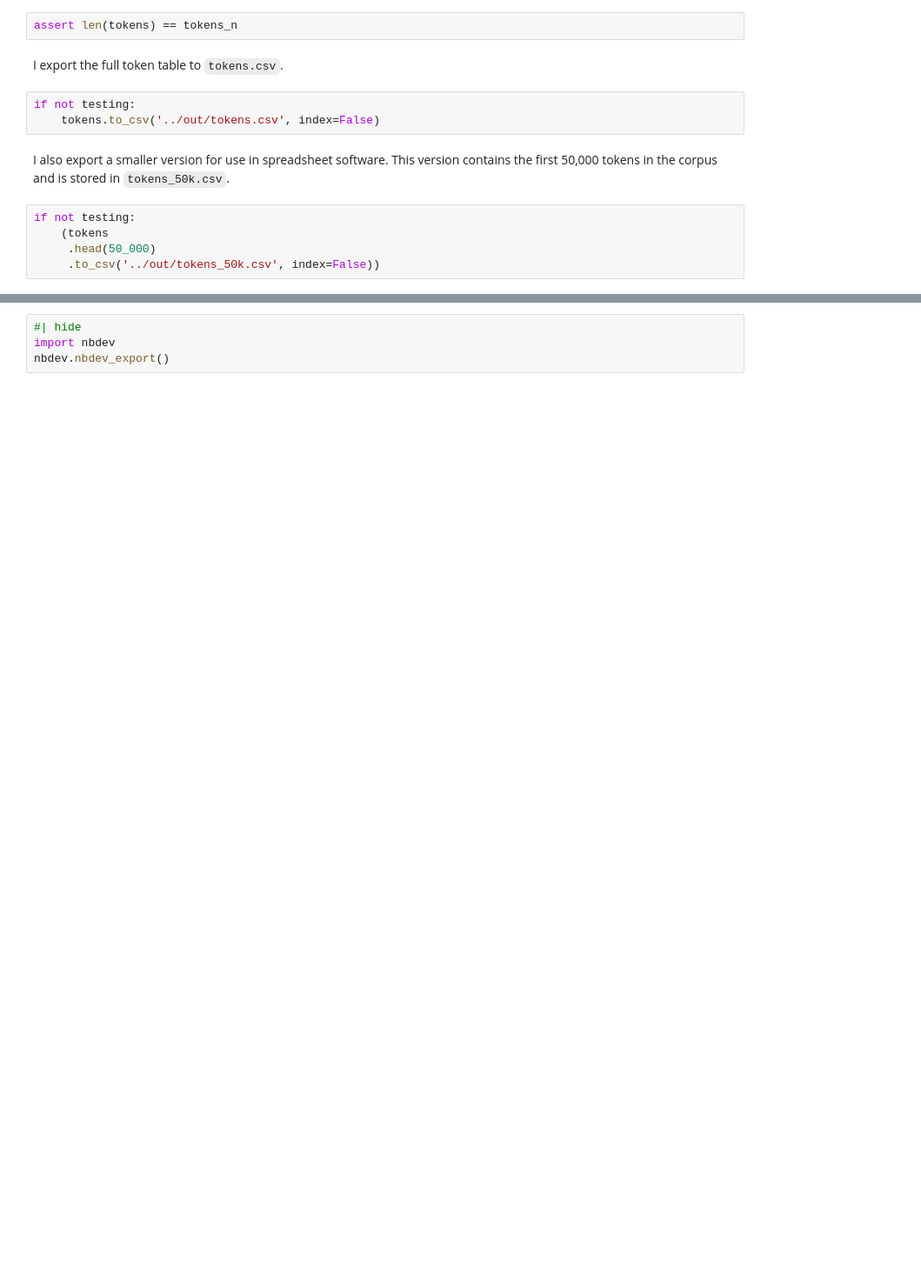
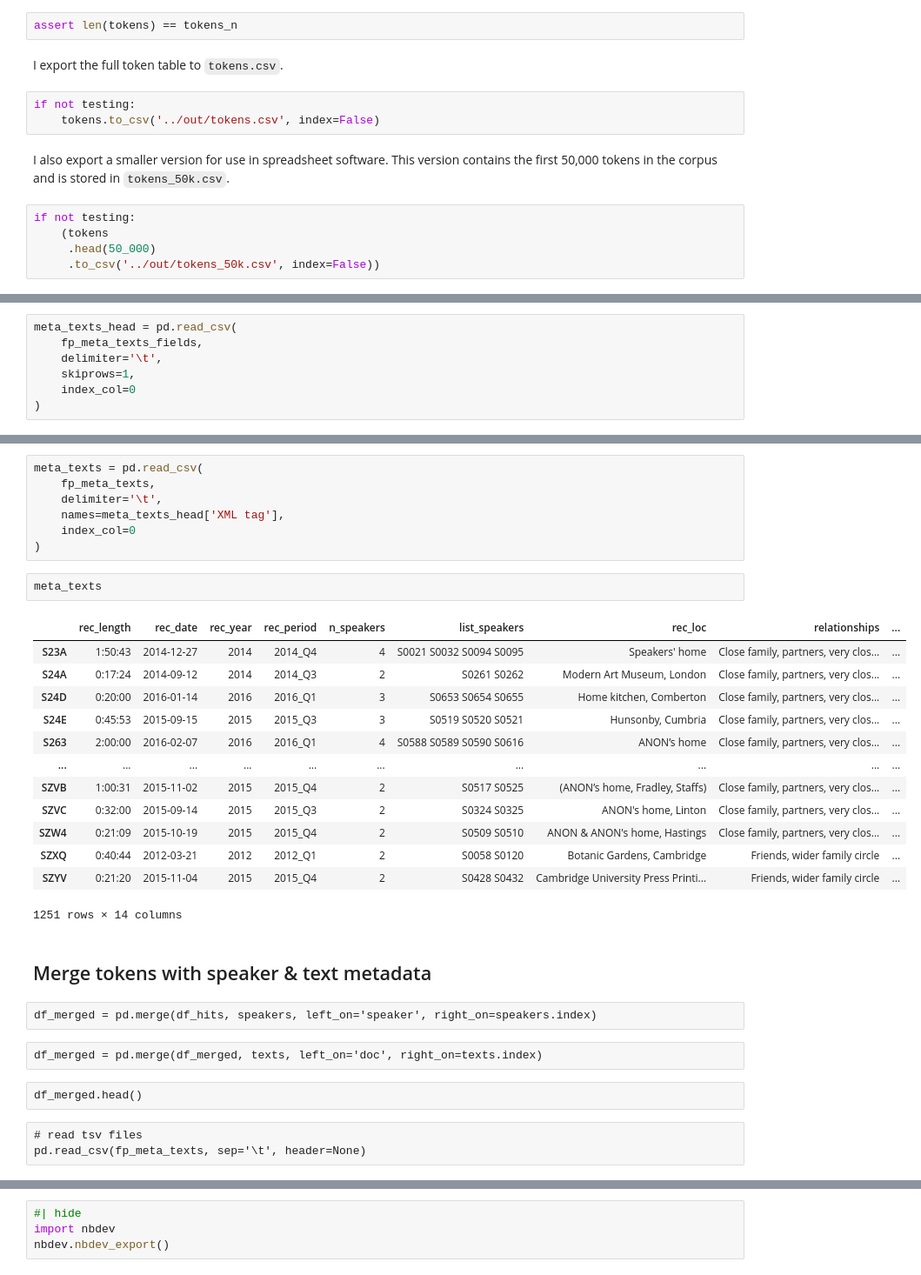
Before and after one commit to wuqui/bncparse, a Jupyter notebook: nbs/index.ipynb, the cells around one changed output, grey strips where cells are left out. Shown at 87% size. Drawn from its saved outputs; the diff is of its cells as text; blank space fills up the shorter version.

```diff
--- a/nbs/index.ipynb
+++ b/nbs/index.ipynb
@@ -308,0 +329,7 @@ if not testing:
+# %%
+meta_texts_head = pd.read_csv(
+    fp_meta_texts_fields,
+    delimiter='\t',
+    skiprows=1,
+    index_col=0
+)
@@ -308,0 +355,34 @@ if not testing:
+# %%
+meta_texts = pd.read_csv(
+    fp_meta_texts,
+    delimiter='\t',
+    names=meta_texts_head['XML tag'],
+    index_col=0
+)
+# %%
+meta_texts
+# %% [output]
+|  | rec_length | rec_date | rec_year | rec_period | n_speakers | list_speakers | rec_loc | relationships | ... |
+| S23A | 1:50:43 | 2014-12-27 | 2014 | 2014_Q4 | 4 | S0021 S0032 S0094 S0095 | Speakers' home | Close family, partners, very clos... | ... |
+| S24A | 0:17:24 | 2014-09-12 | 2014 | 2014_Q3 | 2 | S0261 S0262 | Modern Art Museum, London | Close family, partners, very clos... | ... |
+| S24D | 0:20:00 | 2016-01-14 | 2016 | 2016_Q1 | 3 | S0653 S0654 S0655 | Home kitchen, Comberton | Close family, partners, very clos... | ... |
+| S24E | 0:45:53 | 2015-09-15 | 2015 | 2015_Q3 | 3 | S0519 S0520 S0521 | Hunsonby, Cumbria | Close family, partners, very clos... | ... |
+| S263 | 2:00:00 | 2016-02-07 | 2016 | 2016_Q1 | 4 | S0588 S0589 S0590 S0616 | ANON’s home | Close family, partners, very clos... | ... |
+| ... | ... | ... | ... | ... | ... | ... | ... | ... | ... |
+| SZVB | 1:00:31 | 2015-11-02 | 2015 | 2015_Q4 | 2 | S0517 S0525 | (ANON’s home, Fradley, Staffs) | Close family, partners, very clos... | ... |
+| SZVC | 0:32:00 | 2015-09-14 | 2015 | 2015_Q3 | 2 | S0324 S0325 | ANON's home, Linton | Close family, partners, very clos... | ... |
+| SZW4 | 0:21:09 | 2015-10-19 | 2015 | 2015_Q4 | 2 | S0509 S0510 | ANON & ANON's home, Hastings | Close family, partners, very clos... | ... |
+| SZXQ | 0:40:44 | 2012-03-21 | 2012 | 2012_Q1 | 2 | S0058 S0120 | Botanic Gardens, Cambridge | Friends, wider family circle | ... |
+| SZYV | 0:21:20 | 2015-11-04 | 2015 | 2015_Q4 | 2 | S0428 S0432 | Cambridge University Press Printi... | Friends, wider family circle | ... |
+1251 rows × 14 columns
+# %% [markdown]
+## Merge tokens with speaker & text metadata
+# %% [raw]
+df_merged = pd.merge(df_hits, speakers, left_on='speaker', right_on=speakers.index)
+# %% [raw]
+df_merged = pd.merge(df_merged, texts, left_on='doc', right_on=texts.index)
+# %% [raw]
+df_merged.head()
+# %% [raw]
+# read tsv files
+pd.read_csv(fp_meta_texts, sep='\t', header=None)
```
Also changed, not shown: parts of 21 cells of this notebook, 2 other files.
